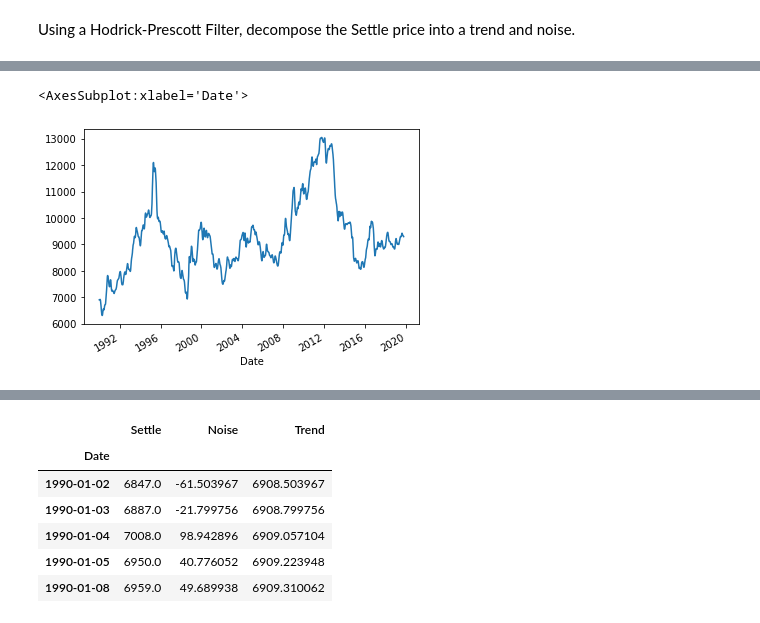
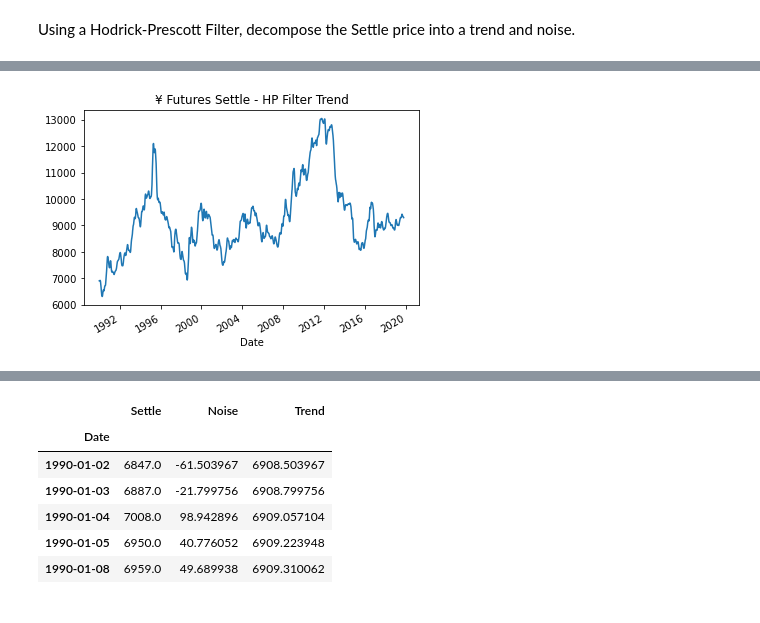
Before and after one commit to illyanyc/cu_fintech_assignments, a Jupyter notebook: 10_time_series/time_series_analysis.ipynb, the cells around one changed output, grey strips where cells are left out. Saved outputs shown, nothing was run; the diff lists cells and outputs as text; code cells hidden in the pictures.

```diff
--- a/10_time_series/time_series_analysis.ipynb
+++ b/10_time_series/time_series_analysis.ipynb
@@ -62,5 +63,5 @@ settle_noise.plot()
-# %%
-settle_trend.plot()
-# %% [output]
-<AxesSubplot:xlabel='Date'>
-[figure, removed]
+# %%
+settle_noise_fig = settle_trend.plot(title='¥ Futures Settle - HP Filter Trend').get_figure()
+if gen_new_plots: settle_noise_fig.savefig('img/settle_trend_fig_hpfilter.png')
+# %% [output]
+[figure, added]
```
Also changed, not shown: parts of 29 cells of this notebook, 10 other files.
